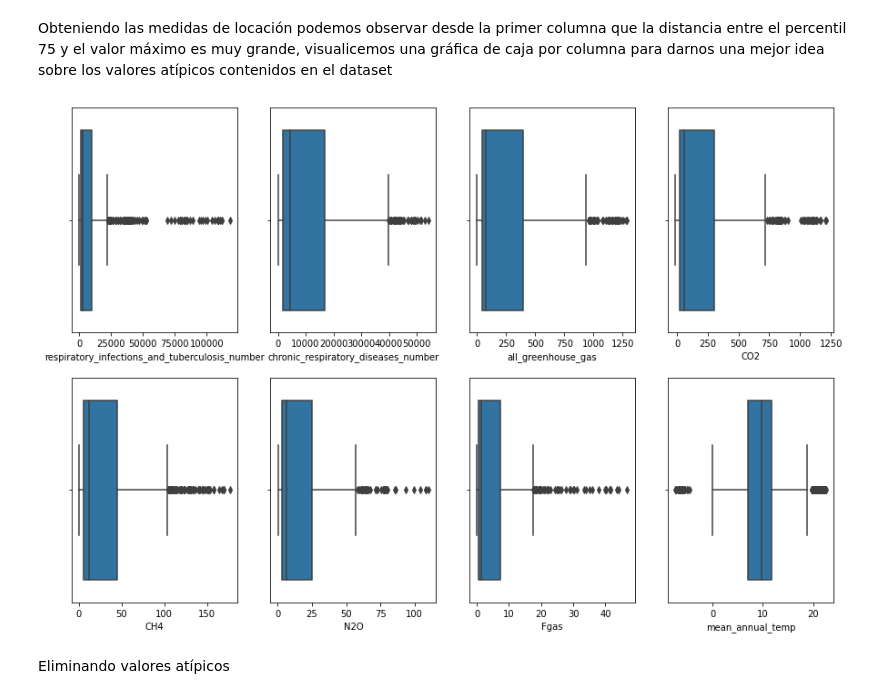
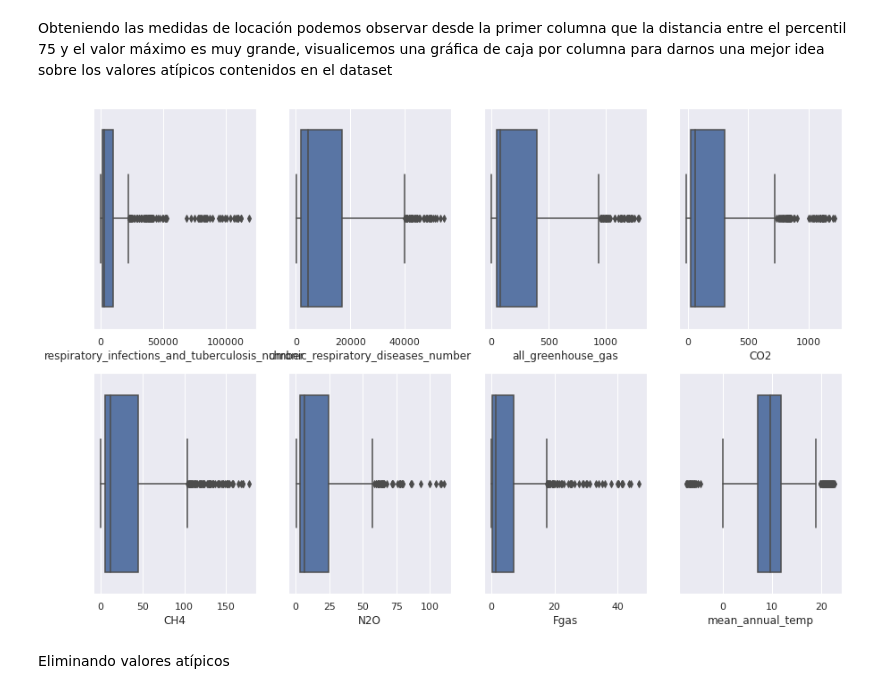
Before and after one commit to SanLnAlan/B2-Analisis-de-Datos-con-Python-2020-2021-Santander, a Jupyter notebook: Sesion-04/Postwork/postwork 4.ipynb, the cells around one changed output. Cells and saved outputs as stored; diff of their text form; code cells hidden in the pictures.

```diff
--- a/Sesion-04/Postwork/postwork 4.ipynb
+++ b/Sesion-04/Postwork/postwork 4.ipynb
@@ -150,15 +150,17 @@ Obteniendo las medidas de locación podemos observar desde la primer columna que
 # %%
 fig, ax1 = plt.subplots(2,4,sharey=True)
 plt.rcParams["figure.figsize"] = (15,10)
 
 columnas = list(df_simp.columns.values)
 k=0
+
+sns.set(style="darkgrid")
 for i in [0,1]:
     for j in [0,1,2,3]:
         sns.boxplot(data=df_simp,x=columnas[k], ax=ax1[i,j])
         k+= 1
 # %% [output]
-[figure, old version]
+[figure, new version]
 # %% [markdown]
 Eliminando valores atípicos
 # %%
```
Also changed, not shown: parts of 1 cell of this notebook, 5 other files.
